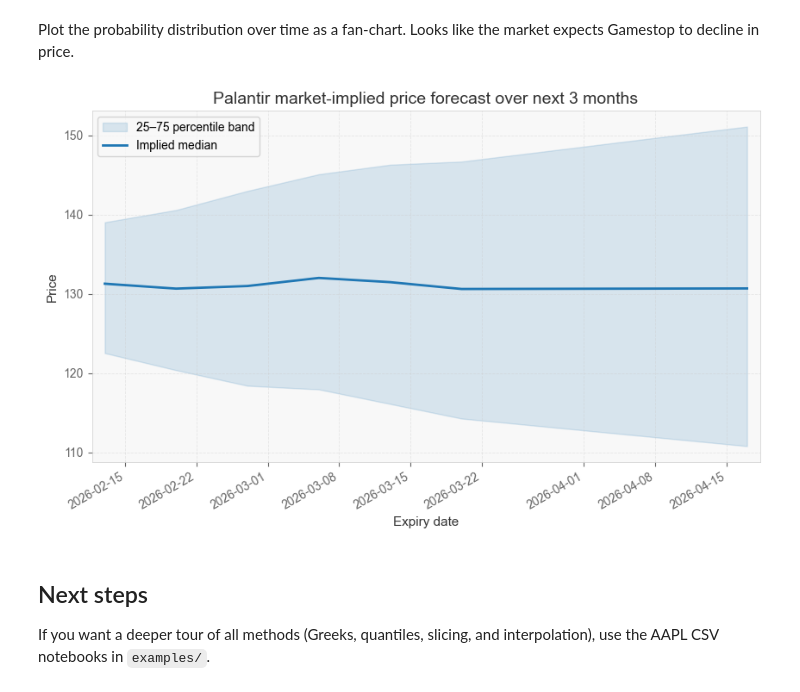
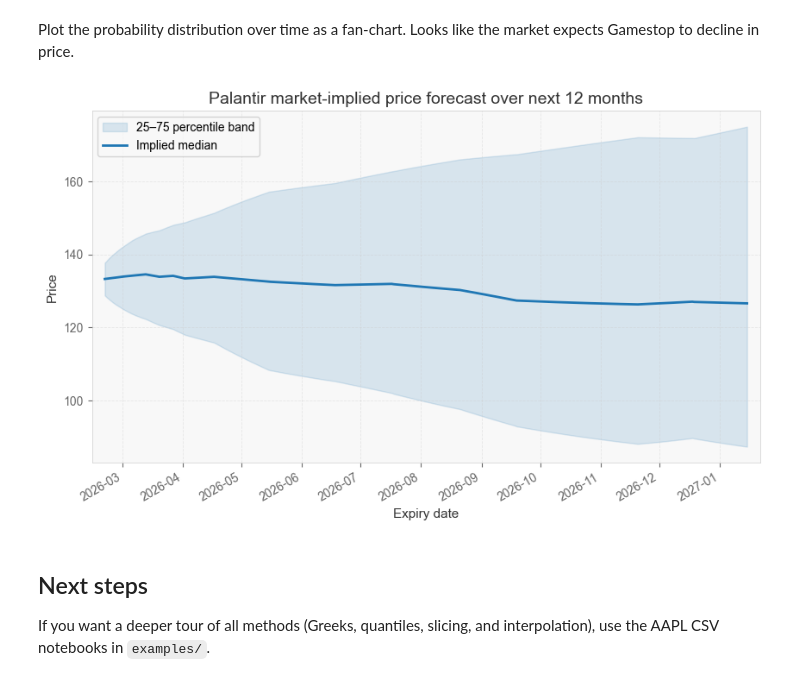
Before and after one commit to tyrneh/options-implied-probability, a Jupyter notebook: examples/quickstart_yfinance.ipynb, the cells around one changed output. Drawn from its saved outputs; the diff is of its cells as text; code cells hidden in the pictures.

```diff
--- a/examples/quickstart_yfinance.ipynb
+++ b/examples/quickstart_yfinance.ipynb
@@ -121,7 +121,7 @@ First, we use the `sources` object to query and download data from yfinance
 ticker = "PLTR" # select a ticker
 
 # we will download all data for the next 3 months
-chain_surface, snapshot_surface = sources.fetch_chain(ticker, horizon='3m')
+chain_surface, snapshot_surface = sources.fetch_chain(ticker, horizon='12m')
 # %% [markdown]
 `MarketInputs` is a snapshot of market conditions (valuation date, underlying price, risk free rate) that the model uses.
 # %%
@@ -145,10 +145,10 @@ surface = ProbSurface.from_chain(chain_surface, surface_market)
 # %% [markdown]
 Plot the probability distribution over time as a fan-chart. Looks like the market expects Gamestop to decline in price.
 # %%
-surface.plot_fan(title="Palantir market-implied price forecast over next 3 months")
+surface.plot_fan(title="Palantir market-implied price forecast over next 12 months", upper_percentile=75, lower_percentile=25)
 plt.show()
 # %% [output]
-[figure, old version]
+[figure, new version]
 # %% [markdown]
 ## Next steps
 
```
Also changed, not shown: parts of 4 cells of this notebook, 1 other file.
